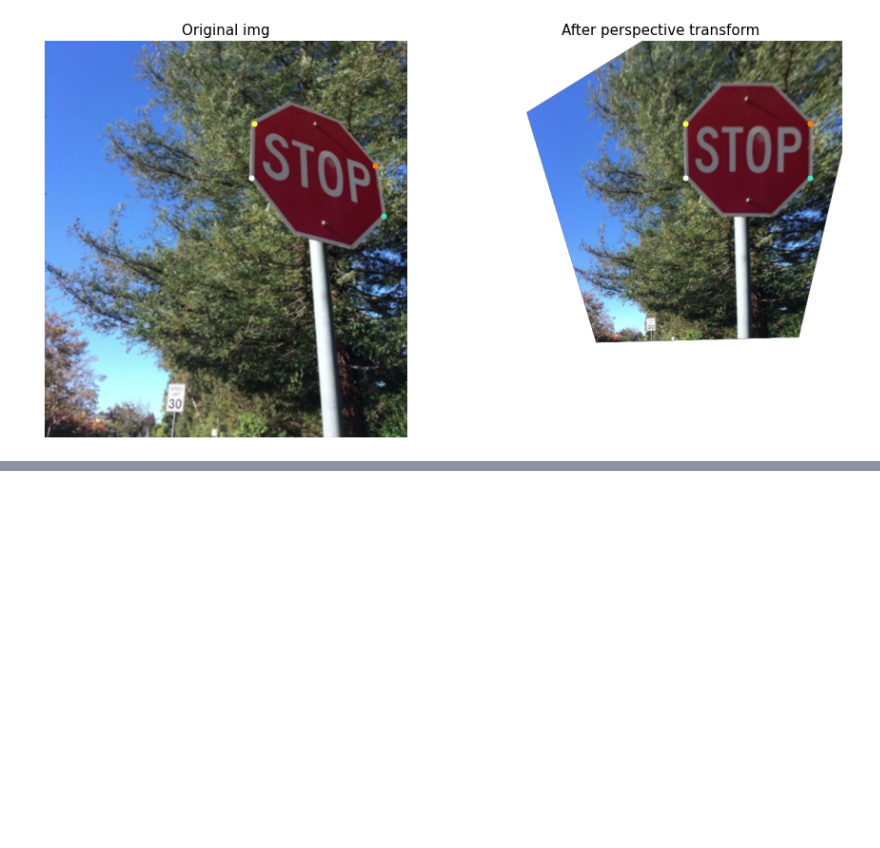
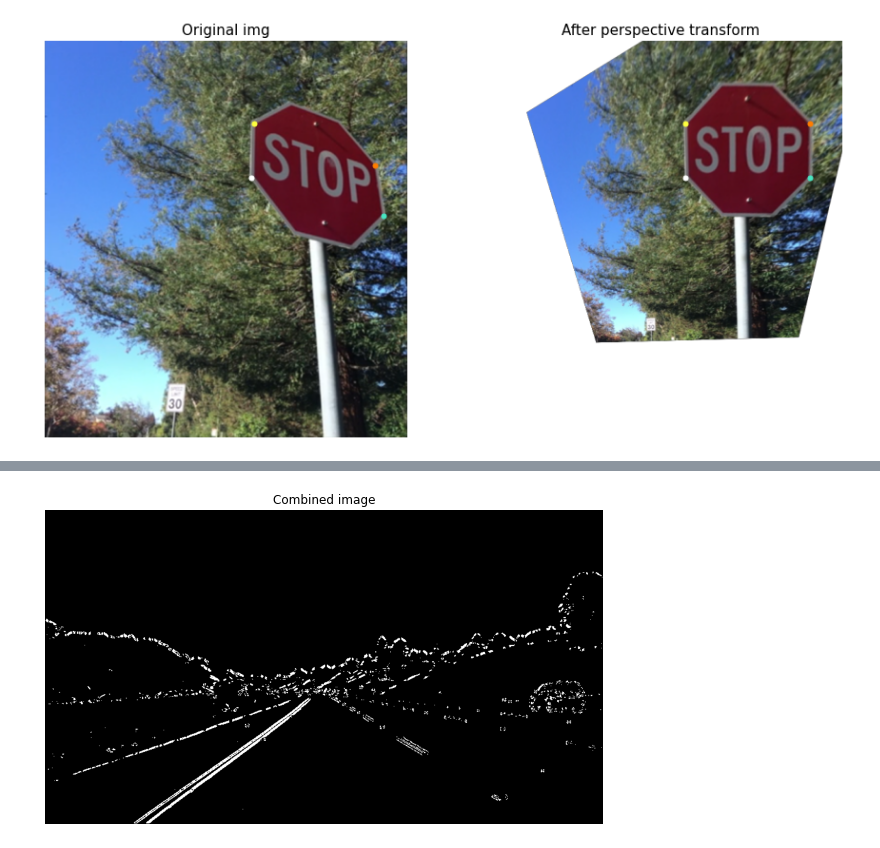
Before and after one commit to pietroventurini/Lane-Lines-Detection, a Jupyter notebook: Advanced_lane_lines_detection.ipynb, the cells around one changed output, grey strips where cells are left out. Drawn from its saved outputs; the diff is of its cells as text; code cells hidden in the pictures; blank space fills up the shorter version.

```diff
--- a/Advanced_lane_lines_detection.ipynb
+++ b/Advanced_lane_lines_detection.ipynb
@@ -184,0 +329,16 @@ ax2.set_axis_off()
+# %%
+# combine gradient absolute values, magnitude and direction, try to adjust hyperparameters ksize and thresh
+sxbinary, sybinary = abs_sobel_thresh(img, kernel_size=3, thresh=(30,100))
+mag_grad = mag_thresh(img, kernel_size=9, thresh=(50,100))
+dir_grad = dir_thresh(img, kernel_size=9, thresh=(0.7, 1.3))
+
+combined = np.zeros_like(dir_grad)
+combined[((sxbinary == 1) & (sybinary == 1)) | ((mag_grad == 1) & (dir_grad == 1))] = 1
+
+plt.figure(figsize=(10,10))
+plt.imshow(combined, cmap='gray')
+plt.title('Combined image')
+plt.axis(False)
+plt.show()
+# %% [output]
+[figure, added]
```
Also changed, not shown: parts of 11 cells of this notebook, 1 other file.
